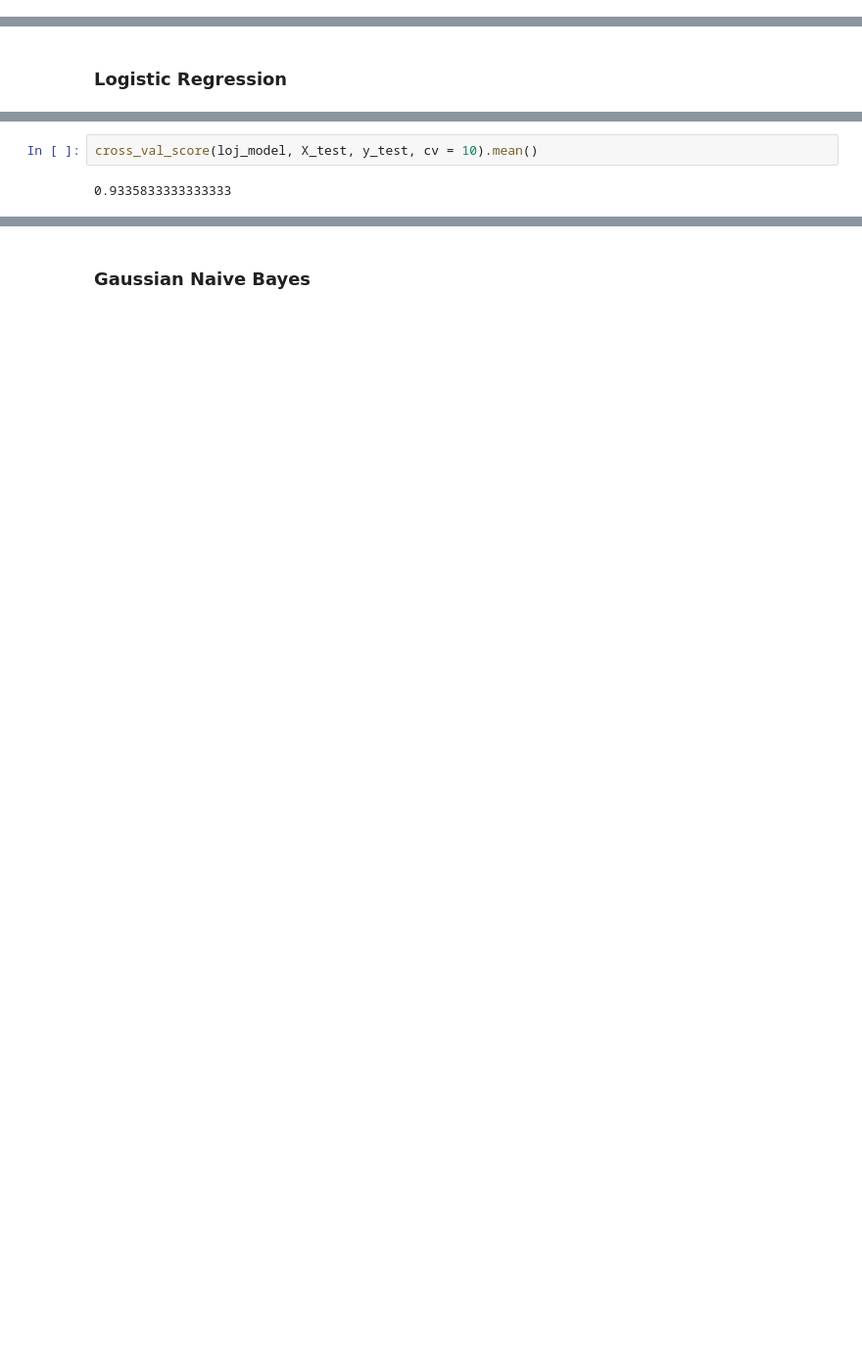
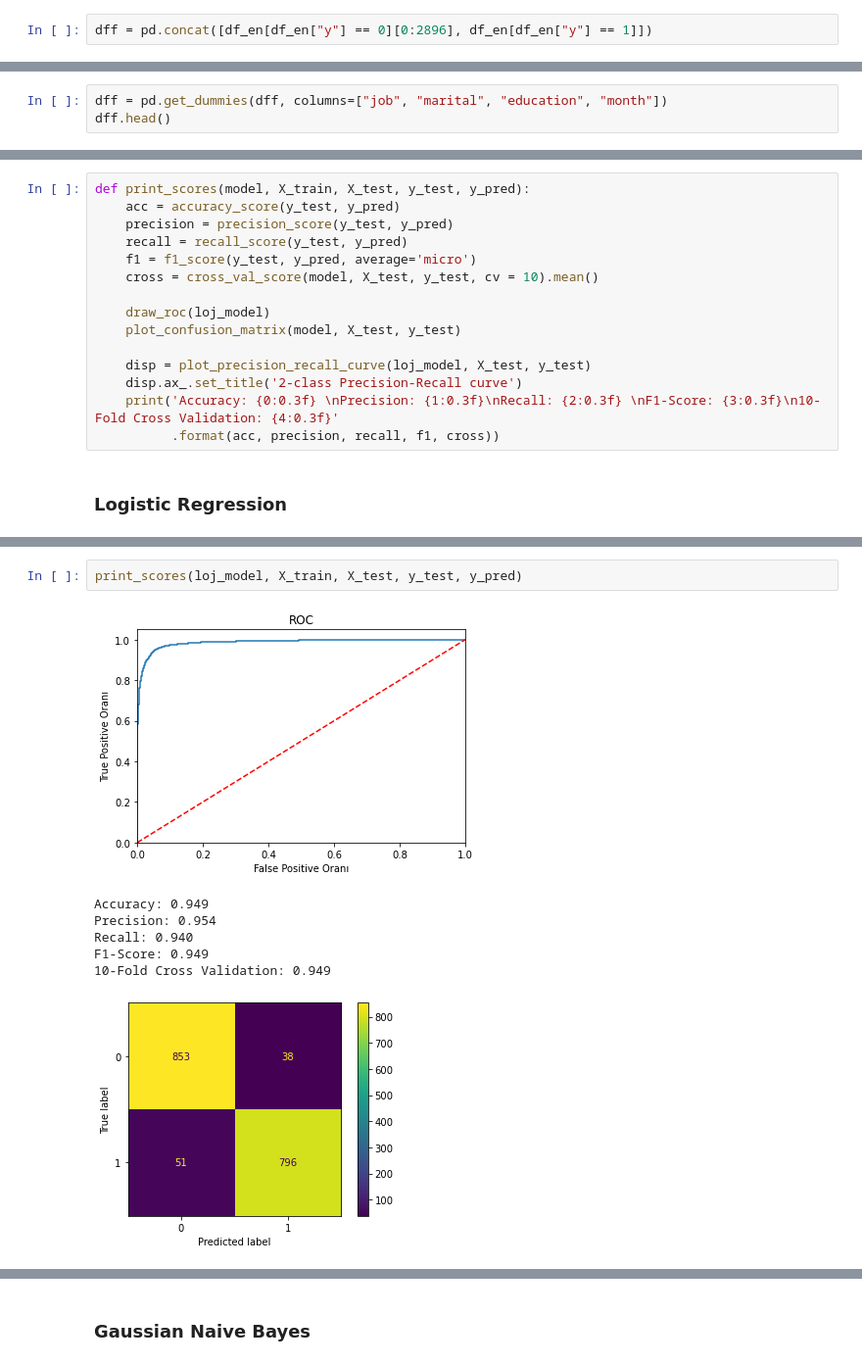
Before and after one commit to brkyzdmr/TermDepositMarketingDataAnalysis, a Jupyter notebook: TermDepositMarketing.ipynb, the cells around one changed output, grey strips where cells are left out. Shown at 98% size. Saved outputs shown, nothing was run; the diff lists cells and outputs as text; blank space fills up the shorter version.

```diff
--- a/TermDepositMarketing.ipynb
+++ b/TermDepositMarketing.ipynb
@@ -558,0 +541,2 @@ plt.show()
+# %%
+dff = pd.concat([df_en[df_en["y"] == 0][0:2896], df_en[df_en["y"] == 1]])
@@ -558,0 +554,3 @@ plt.show()
+# %%
+dff = pd.get_dummies(dff, columns=["job", "marital", "education", "month"])
+dff.head()
@@ -605,2 +623,17 @@ y = dff["y"]
+# %%
+def print_scores(model, X_train, X_test, y_test, y_pred):
+    acc = accuracy_score(y_test, y_pred)
+    precision = precision_score(y_test, y_pred)
+    recall = recall_score(y_test, y_pred)
+    f1 = f1_score(y_test, y_pred, average='micro')
+    cross = cross_val_score(model, X_test, y_test, cv = 10).mean()
+
+    draw_roc(loj_model)
+    plot_confusion_matrix(model, X_test, y_test)
+
+    disp = plot_precision_recall_curve(loj_model, X_test, y_test)
+    disp.ax_.set_title('2-class Precision-Recall curve')
+    print('Accuracy: {0:0.3f} \nPrecision: {1:0.3f}\nRecall: {2:0.3f} \nF1-Score: {3:0.3f}\n10-Fold Cross Validation: {4:0.3f}'
+          .format(acc, precision, recall, f1, cross))
 # %% [markdown]
 ### Logistic Regression
@@ -618,4 +644,10 @@ accuracy_score(y_test, y_pred)
 # %%
-cross_val_score(loj_model, X_test, y_test, cv = 10).mean()
+print_scores(loj_model, X_train, X_test, y_test, y_pred)
 # %% [output]
+[figure, added]
-0.9335833333333333
+Accuracy: 0.949
+Precision: 0.954
+Recall: 0.940
+F1-Score: 0.949
+10-Fold Cross Validation: 0.949
+[figure, added]
```
Also changed, not shown: parts of 67 cells of this notebook.
